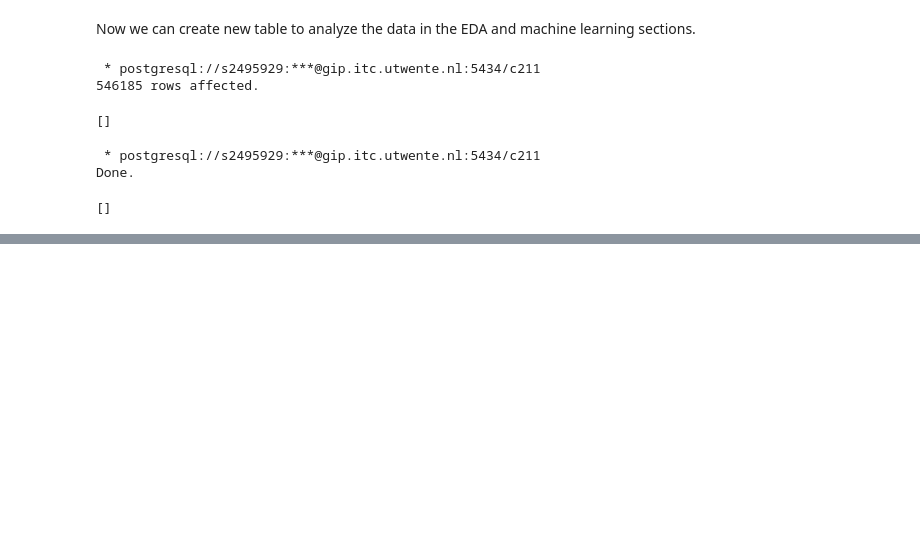
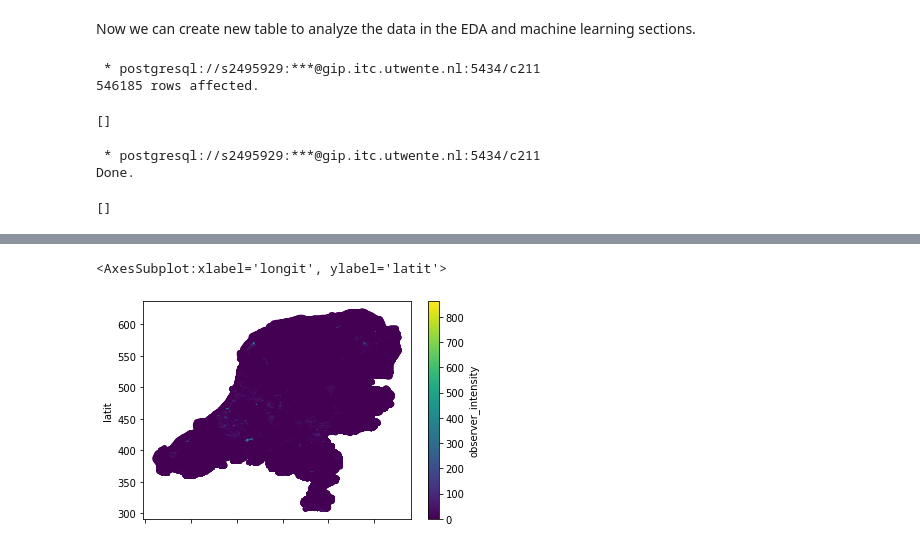
Before and after one commit to 3enedix/BGP_2021_B, a Jupyter notebook: observer_intensity_daily.ipynb, the cells around one changed output, grey strips where cells are left out. Drawn from its saved outputs; the diff is of its cells as text; code cells hidden in the pictures; blank space fills up the shorter version.

```diff
--- a/observer_intensity_daily.ipynb
+++ b/observer_intensity_daily.ipynb
@@ -1253,0 +1263,3 @@ Done.
+# %%
+pd_observer_intensity = pd.read_sql_table('observation_netherlands_new', 'postgresql://s2495929:_s2495929_@gip.itc.utwente.nl:5434/c211')
+pd_observer_intensity.head()
@@ -1253,0 +1273,4 @@ Done.
+# %%
+pd_observer_intensity['observer_intensity'] = (
+    pd_observer_intensity.groupby(["block"])['observer'].transform('nunique'))
+pd_observer_intensity.head()
@@ -1253,0 +1284,5 @@ Done.
+# %%
+pd_observer_intensity.plot.scatter(x='longit', y='latit', c='observer_intensity', colormap='viridis')
+# %% [output]
+<AxesSubplot:xlabel='longit', ylabel='latit'>
+[figure, added]
```
Also changed, not shown: parts of 6 cells of this notebook, 1 other file.
